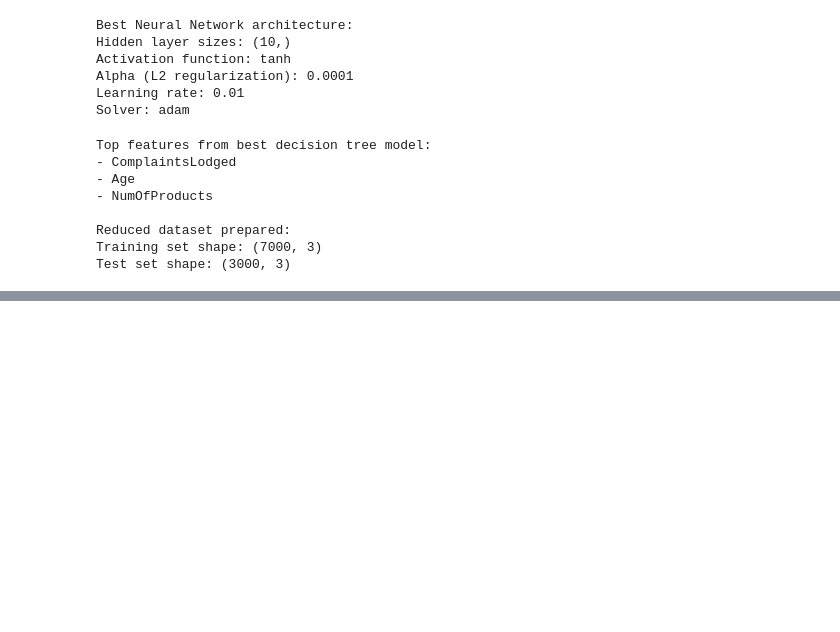
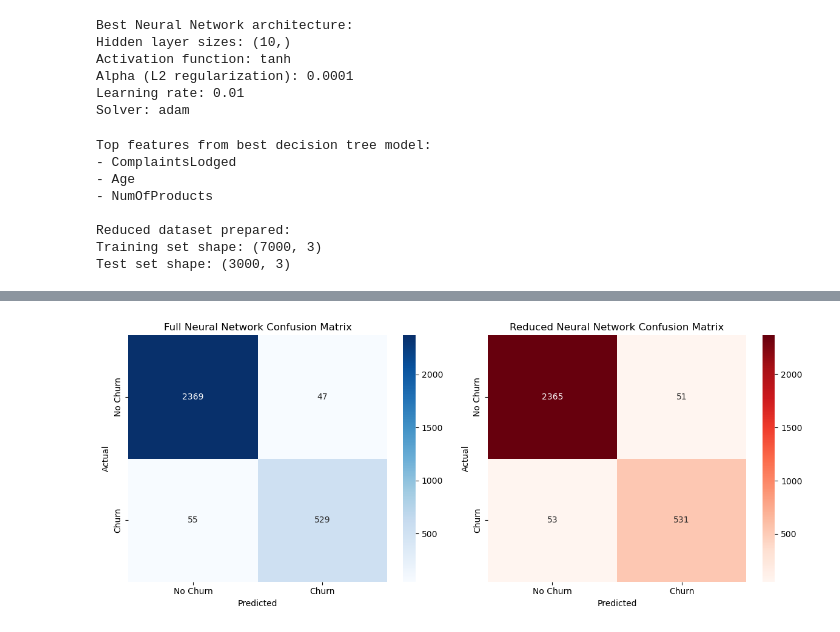
Before and after one commit to idrcmatre/churn-prediction-ml, a Jupyter notebook: Neural Network.ipynb, the cells around one changed output, grey strips where cells are left out. Cells and saved outputs as stored; diff of their text form; code cells hidden in the pictures; blank space fills up the shorter version.

```diff
--- a/Neural Network.ipynb
+++ b/Neural Network.ipynb
@@ -234,0 +284,27 @@ print(f"Learning rate: {nn_reduced_best.learning_rate_init}")
+# %%
+# 3. Create confusion matrices for visual comparison
+fig, (ax1, ax2) = plt.subplots(1, 2, figsize=(12, 5))
+
+# Full neural network confusion matrix
+cm1 = confusion_matrix(y_test, y_test_pred_nn)
+sns.heatmap(cm1, annot=True, fmt='d', cmap='Blues', ax=ax1)
+ax1.set_title('Full Neural Network Confusion Matrix')
+ax1.set_xlabel('Predicted')
+ax1.set_ylabel('Actual')
+ax1.set_xticklabels(['No Churn', 'Churn'])
+ax1.set_yticklabels(['No Churn', 'Churn'])
+
+# Reduced neural network confusion matrix
+cm2 = confusion_matrix(y_test, y_test_pred_nn_reduced)
+sns.heatmap(cm2, annot=True, fmt='d', cmap='Reds', ax=ax2)
+ax2.set_title('Reduced Neural Network Confusion Matrix')
+ax2.set_xlabel('Predicted')
+ax2.set_ylabel('Actual')
+ax2.set_xticklabels(['No Churn', 'Churn'])
+ax2.set_yticklabels(['No Churn', 'Churn'])
+
+plt.tight_layout()
+plt.savefig('neural_network_confusion_matrices.png', dpi=300, bbox_inches='tight')
+plt.show()
+# %% [output]
+[figure, added]
```
Also changed, not shown: parts of 9 cells of this notebook.
